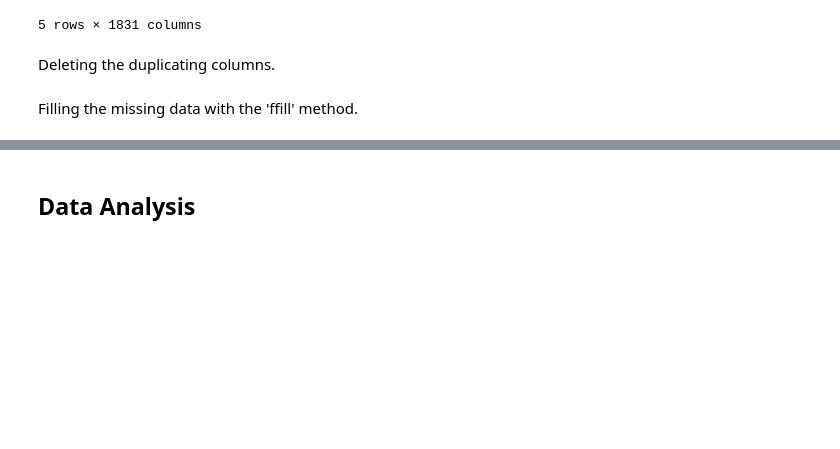
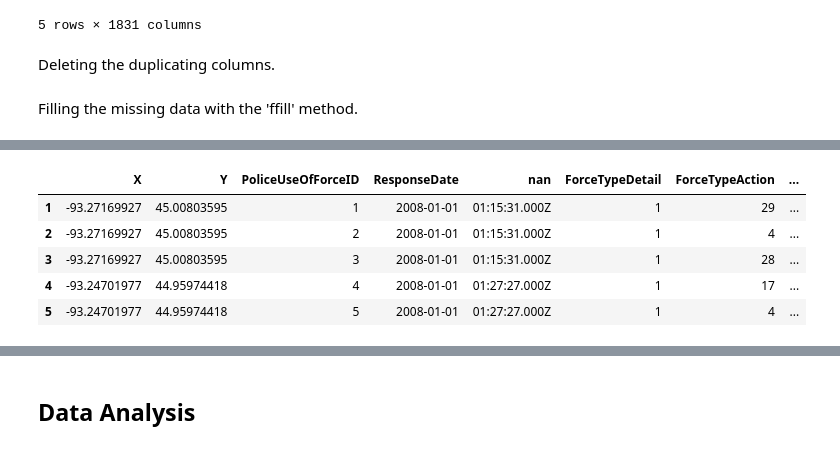
Before and after one commit to STASYA00/DS-DS, a Jupyter notebook: Notebooks/Cleaning_Data.ipynb, the cells around one changed output, grey strips where cells are left out. Drawn from its saved outputs; the diff is of its cells as text; code cells hidden in the pictures; blank space fills up the shorter version.

```diff
--- a/Notebooks/Cleaning_Data.ipynb
+++ b/Notebooks/Cleaning_Data.ipynb
@@ -127,0 +210,2 @@ b = new_df1.fillna(method='ffill')
+# %%
+inter = inter.fillna(method='ffill')
@@ -127,0 +214,18 @@ b = new_df1.fillna(method='ffill')
+# %%
+l_e = LabelEncoder()
+inter.ForceTypeDetail = l_e.fit_transform(inter.ForceTypeDetail)
+inter.Race = l_e.fit_transform(inter.Race)
+inter.Sex = l_e.fit_transform(inter.Sex)
+inter.ForceTypeAction = l_e.fit_transform(inter.ForceTypeAction)
+inter.TypeOfResistance = l_e.fit_transform(inter.TypeOfResistance)
+# %%
+inter.rename(columns={'Sex' : 'Male'}, inplace=True) # Changing the name of the column so that 1 = Male looks more obvious
+data=inter
+inter.head()
+# %% [output]
+|  | X | Y | PoliceUseOfForceID | ResponseDate | nan | ForceTypeDetail | ForceTypeAction | ... |
+| 1 | -93.27169927 | 45.00803595 | 1 | 2008-01-01 | 01:15:31.000Z | 1 | 29 | ... |
+| 2 | -93.27169927 | 45.00803595 | 2 | 2008-01-01 | 01:15:31.000Z | 1 | 4 | ... |
+| 3 | -93.27169927 | 45.00803595 | 3 | 2008-01-01 | 01:15:31.000Z | 1 | 28 | ... |
+| 4 | -93.24701977 | 44.95974418 | 4 | 2008-01-01 | 01:27:27.000Z | 1 | 17 | ... |
+| 5 | -93.24701977 | 44.95974418 | 5 | 2008-01-01 | 01:27:27.000Z | 1 | 4 | ... |
```
Also changed, not shown: parts of 28 cells of this notebook.
